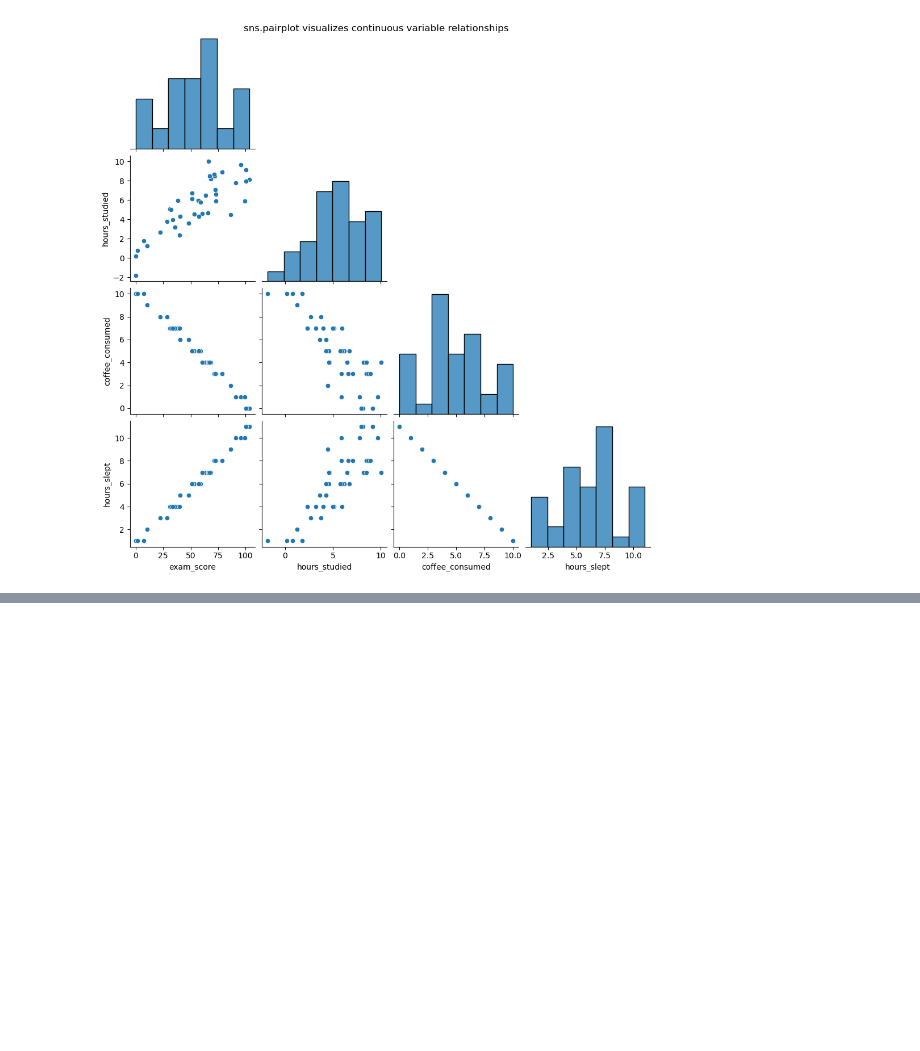
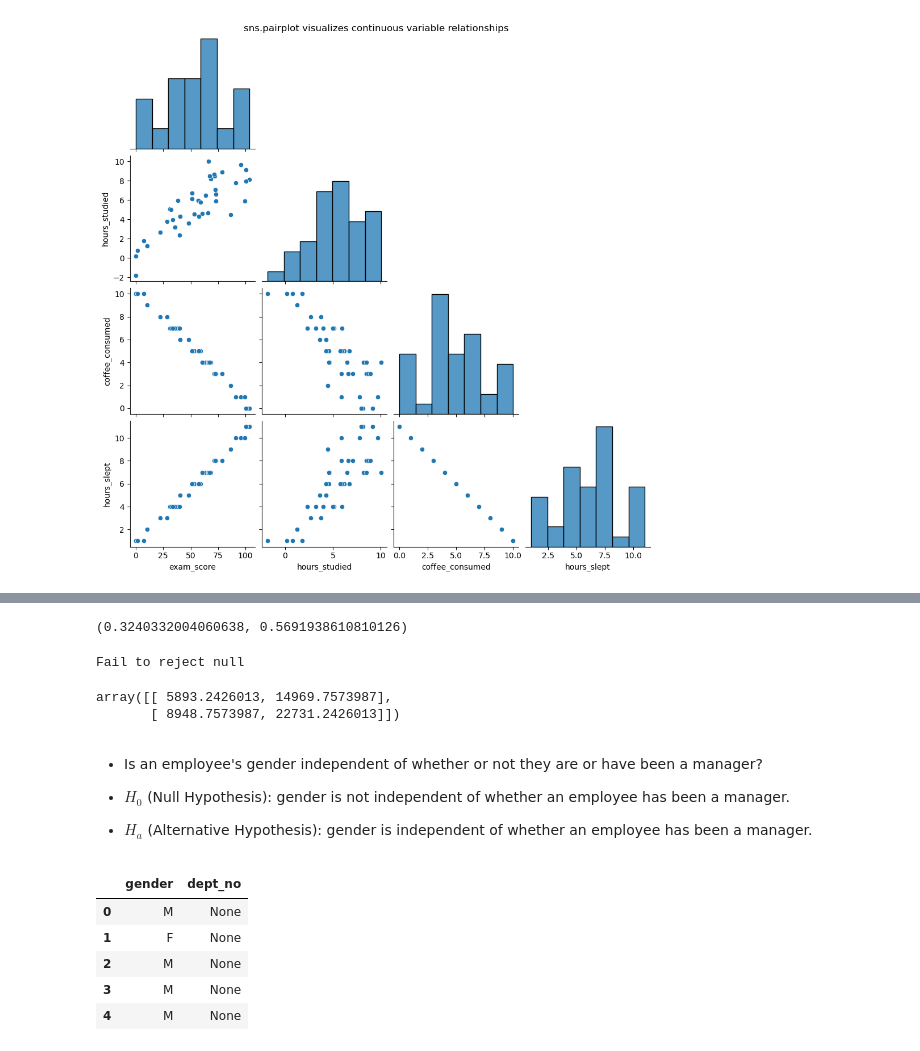
Before and after one commit to jorgellopez38/statistics-exercises, a Jupyter notebook: Hypothesis_testing.ipynb, the cells around one changed output, grey strips where cells are left out. Cells and saved outputs as stored; diff of their text form; code cells hidden in the pictures; blank space fills up the shorter version.

Commit message:
adding more changes to hypothesis testing

```diff
--- a/Hypothesis_testing.ipynb
+++ b/Hypothesis_testing.ipynb
@@ -1261,0 +1426,24 @@ There is a moderate correlation between days and reaction time
+# %%
+chi2, p, degf, expected = stats.chi2_contingency(pd.crosstab(employees_df['gender'] , employees_df['dept_name']))
+chi2, p
+# %% [output]
+(0.3240332004060638, 0.5691938610810126)
+# %%
+if p < alpha:
+    print('Reject the null')
+else:
+    print('Fail to reject null')
+# %% [output]
+Fail to reject null
+# %%
+expected
+# %% [output]
+array([[ 5893.2426013, 14969.7573987],
+       [ 8948.7573987, 22731.2426013]])
+# %% [markdown]
+- Is an employee's gender independent of whether or not they are or have been a manager?
+
+
+- $H_{0}$ (Null Hypothesis): gender is not independent of whether an employee has been a manager.
+
+- $H_{a}$ (Alternative Hypothesis): gender is independent of whether an employee has been a manager.
@@ -1261,0 +1456,10 @@ There is a moderate correlation between days and reaction time
+# %%
+employees_df = pd.read_sql(query, url)
+employees_df.head()
+# %% [output]
+|  | gender | dept_no |
+| 0 | M | None |
+| 1 | F | None |
+| 2 | M | None |
+| 3 | M | None |
+| 4 | M | None |
```
Also changed, not shown: parts of 162 cells of this notebook.
